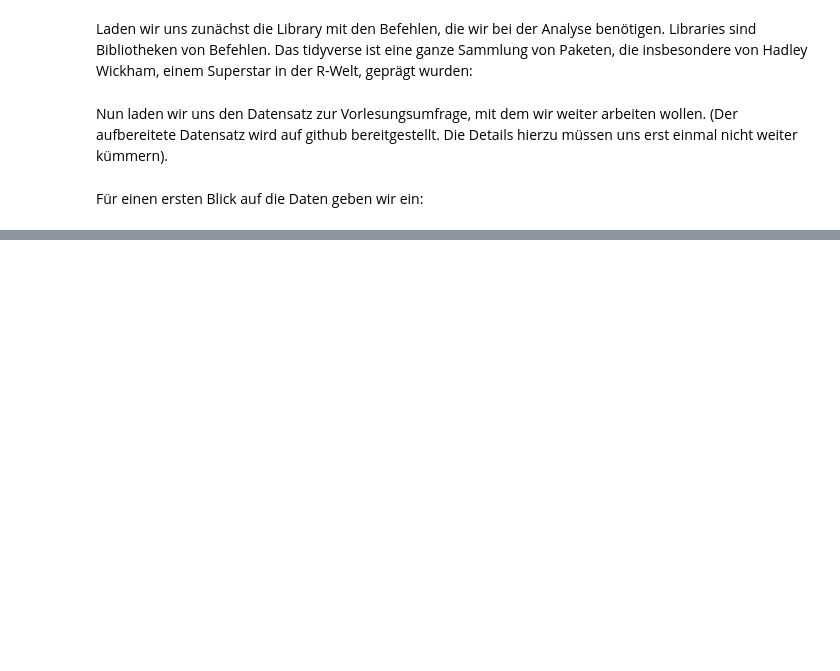
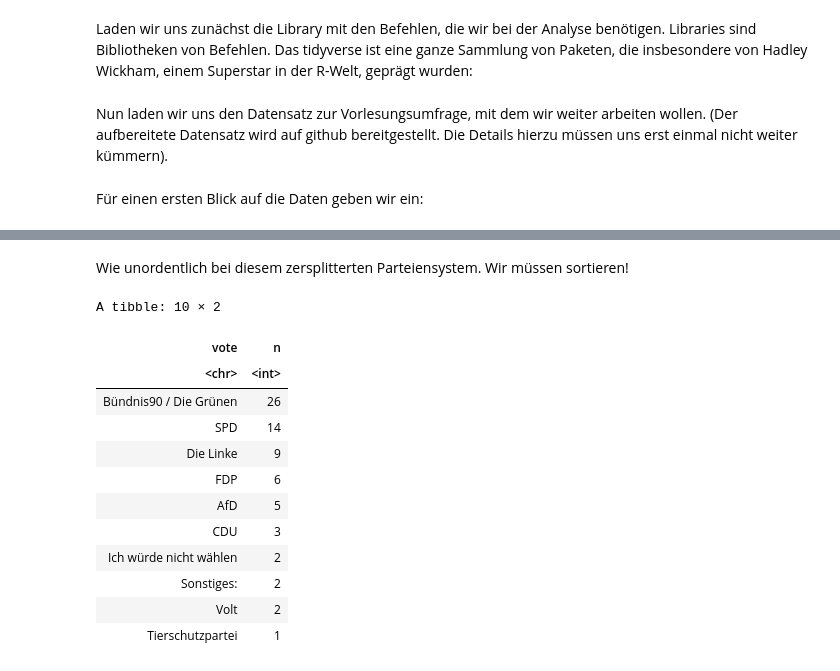
Before and after one commit to cstecker/politicsRLab, a Jupyter notebook: In welcher Blase bin ich denn hier gelandet?.ipynb, the cells around one changed output, grey strips where cells are left out. Cells and saved outputs as stored; diff of their text form; code cells hidden in the pictures; blank space fills up the shorter version.

```diff
--- a/In welcher Blase bin ich denn hier gelandet?.ipynb
+++ b/In welcher Blase bin ich denn hier gelandet?.ipynb
@@ -21,6 +21,6 @@ download.file("https://github.com/cstecker/politicsRLab/blob/main/data/survey202
 # %%
 # Datensatz in die Analyseplattform laden
-survey <- readRDS("survey.rds")
+survey <- readRDS("survey2023-04_colab.rds")
 # %% [markdown]
 Für einen ersten Blick auf die Daten geben wir ein:
 # %%
@@ -148,3 +45,0 @@ Hmm... das scheint nicht zu funktionieren. Was ist das los? Die Daten scheinen i
-# %%
-survey$klim_self <- as.numeric(survey$klim_self)
-class(survey$klim_self) #Hat es funktioniert? Welche Klasse hat die Variable jetzt?
@@ -159,3 +45,0 @@ Nun bekommen wir nur ein NA. Das bedeutet meist, dass bestimmte Zellen im Datens
-# %%
-survey <- survey %>% filter(!is.na(klim_self)) #is.na sorgt dafür, dass wir all Zellen mit NA gefiltert werden. Mit dem "!" sorgen wir dafür, dass genau diese Zellen nicht enthalten sind.
-mean(survey$klim_self)
@@ -198,0 +72,18 @@ Warum könnten Frauen politisch “linker” sein als Männer? Welche Intuitione
+# %% [markdown]
+Wie unordentlich bei diesem zersplitterten Parteiensystem. Wir müssen sortieren!
+# %%
+survey %>% count(vote, sort = TRUE)
+# %% [output]
+A tibble: 10 × 2
+| vote | n |
+| <chr> | <int> |
+| Bündnis90 / Die Grünen | 26 |
+| SPD | 14 |
+| Die Linke | 9 |
+| FDP | 6 |
+| AfD | 5 |
+| CDU | 3 |
+| Ich würde nicht wählen | 2 |
+| Sonstiges: | 2 |
+| Volt | 2 |
+| Tierschutzpartei | 1 |
```
Also changed, not shown: parts of 57 cells of this notebook.
